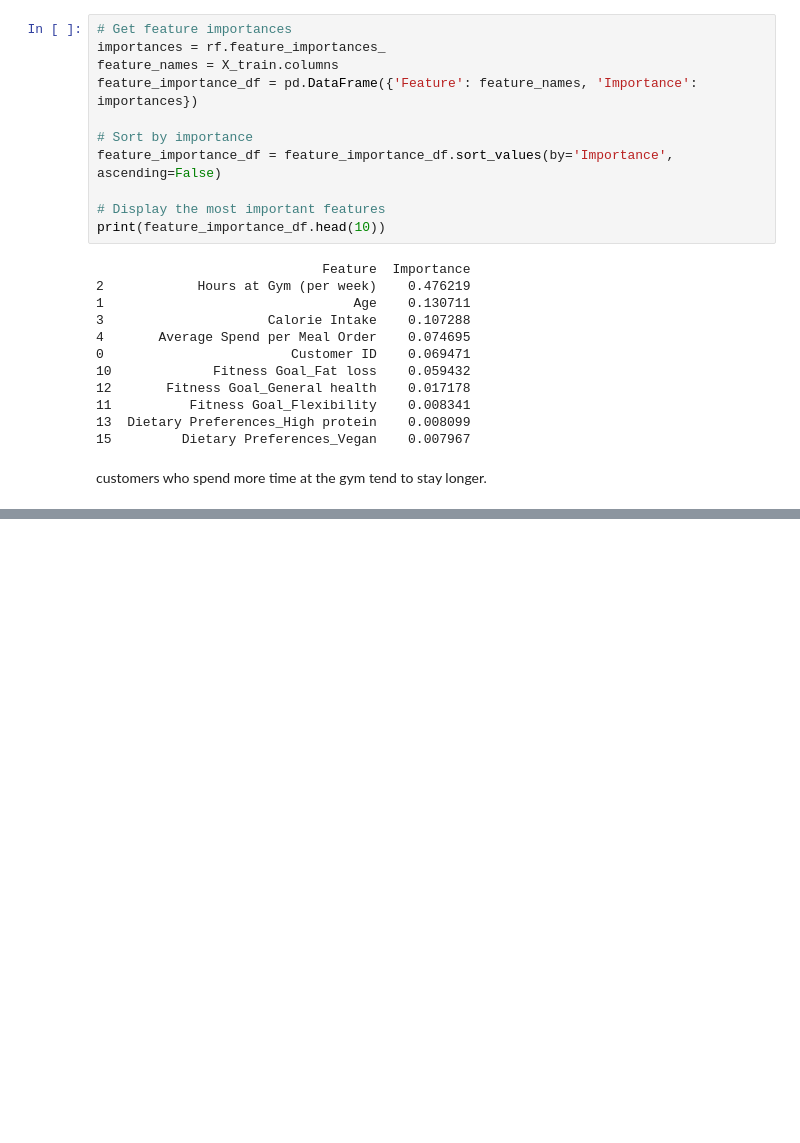
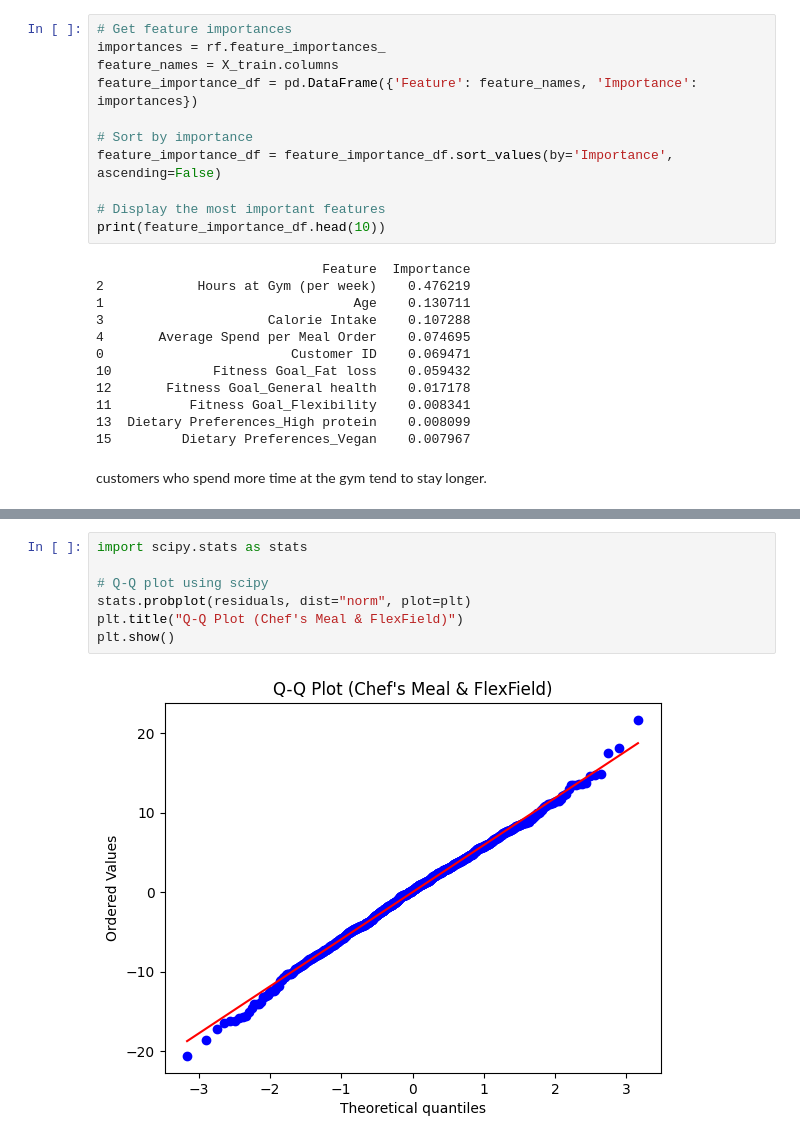
Before and after one commit to svnxxa/BOLT-First-Byte-Datathon, a Jupyter notebook: Chef's Meal vs. FlexField Fitness.ipynb, the cells around one changed output, grey strips where cells are left out. Saved outputs shown, nothing was run; the diff lists cells and outputs as text; blank space fills up the shorter version.

```diff
--- a/Chef's Meal vs. FlexField Fitness.ipynb
+++ b/Chef's Meal vs. FlexField Fitness.ipynb
@@ -476,0 +506,9 @@ customers who spend more time at the gym tend to stay longer.
+# %%
+import scipy.stats as stats
+
+# Q-Q plot using scipy
+stats.probplot(residuals, dist="norm", plot=plt)
+plt.title("Q-Q Plot (Chef's Meal & FlexField)")
+plt.show()
+# %% [output]
+[figure, added]
```
Also changed, not shown: parts of 5 cells of this notebook, 2 other files.
